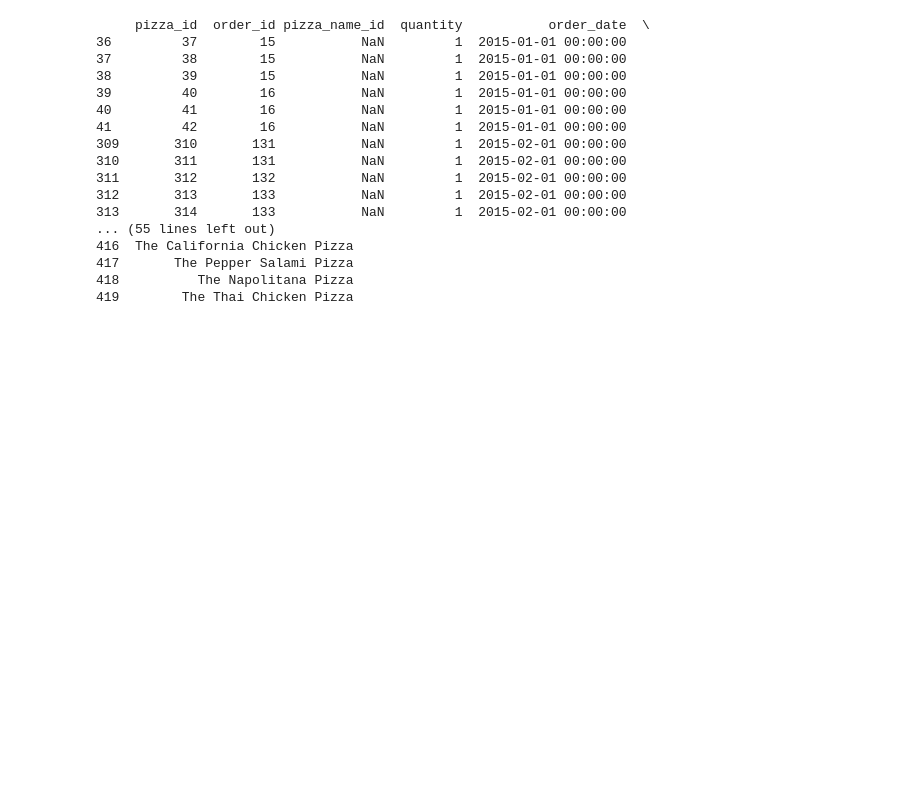
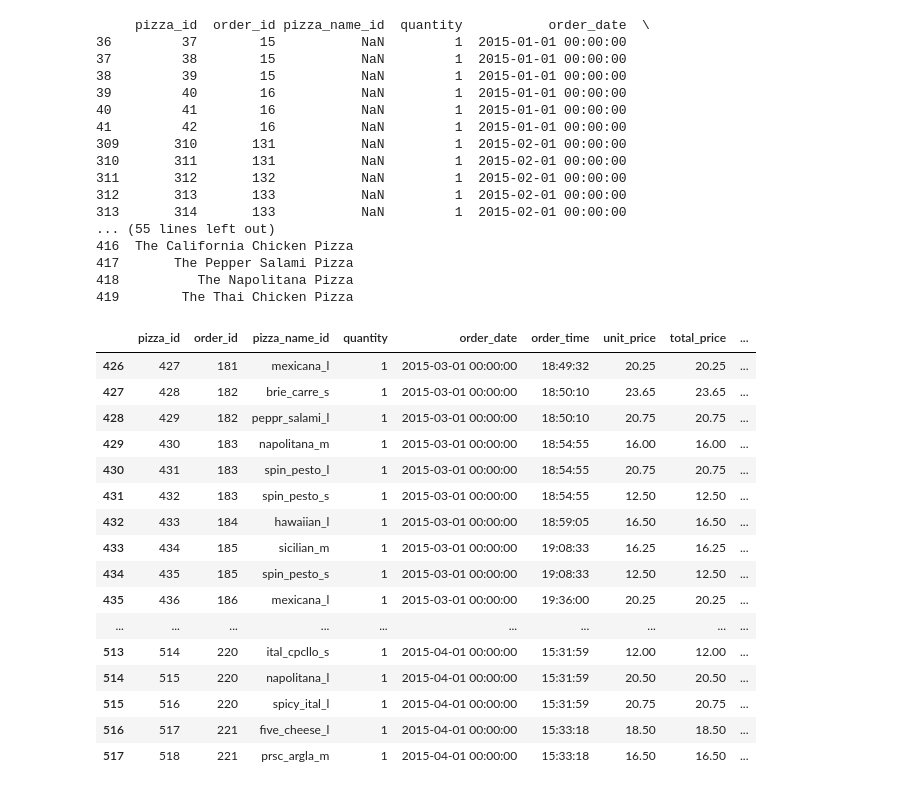
Before and after one commit to Nagasuruthi-R/Dominos_time_forecasting_prj, a Jupyter notebook: cleaning_datasets.ipynb, the cells around one changed output. Drawn from its saved outputs; the diff is of its cells as text; code cells hidden in the pictures; blank space fills up the shorter version.

```diff
--- a/cleaning_datasets.ipynb
+++ b/cleaning_datasets.ipynb
@@ -89,3 +89,24 @@ print(rows_with_nulls_in_col)
 417       The Pepper Salami Pizza
 418          The Napolitana Pizza
 419        The Thai Chicken Pizza
+# %%
+rows_with_nulls_in_col = sales_df[sales_df['pizza_category'].isnull()]
+rows_with_nulls_in_col
+# %% [output]
+|  | pizza_id | order_id | pizza_name_id | quantity | order_date | order_time | unit_price | total_price | ... |
+| 426 | 427 | 181 | mexicana_l | 1 | 2015-03-01 00:00:00 | 18:49:32 | 20.25 | 20.25 | ... |
+| 427 | 428 | 182 | brie_carre_s | 1 | 2015-03-01 00:00:00 | 18:50:10 | 23.65 | 23.65 | ... |
+| 428 | 429 | 182 | peppr_salami_l | 1 | 2015-03-01 00:00:00 | 18:50:10 | 20.75 | 20.75 | ... |
+| 429 | 430 | 183 | napolitana_m | 1 | 2015-03-01 00:00:00 | 18:54:55 | 16.00 | 16.00 | ... |
+| 430 | 431 | 183 | spin_pesto_l | 1 | 2015-03-01 00:00:00 | 18:54:55 | 20.75 | 20.75 | ... |
+| 431 | 432 | 183 | spin_pesto_s | 1 | 2015-03-01 00:00:00 | 18:54:55 | 12.50 | 12.50 | ... |
+| 432 | 433 | 184 | hawaiian_l | 1 | 2015-03-01 00:00:00 | 18:59:05 | 16.50 | 16.50 | ... |
+| 433 | 434 | 185 | sicilian_m | 1 | 2015-03-01 00:00:00 | 19:08:33 | 16.25 | 16.25 | ... |
+| 434 | 435 | 185 | spin_pesto_s | 1 | 2015-03-01 00:00:00 | 19:08:33 | 12.50 | 12.50 | ... |
+| 435 | 436 | 186 | mexicana_l | 1 | 2015-03-01 00:00:00 | 19:36:00 | 20.25 | 20.25 | ... |
+| ... | ... | ... | ... | ... | ... | ... | ... | ... | ... |
+| 513 | 514 | 220 | ital_cpcllo_s | 1 | 2015-04-01 00:00:00 | 15:31:59 | 12.00 | 12.00 | ... |
+| 514 | 515 | 220 | napolitana_l | 1 | 2015-04-01 00:00:00 | 15:31:59 | 20.50 | 20.50 | ... |
+| 515 | 516 | 220 | spicy_ital_l | 1 | 2015-04-01 00:00:00 | 15:31:59 | 20.75 | 20.75 | ... |
+| 516 | 517 | 221 | five_cheese_l | 1 | 2015-04-01 00:00:00 | 15:33:18 | 18.50 | 18.50 | ... |
+| 517 | 518 | 221 | prsc_argla_m | 1 | 2015-04-01 00:00:00 | 15:33:18 | 16.50 | 16.50 | ... |
```
Also changed, not shown: parts of 2 cells of this notebook, 1 other file.
